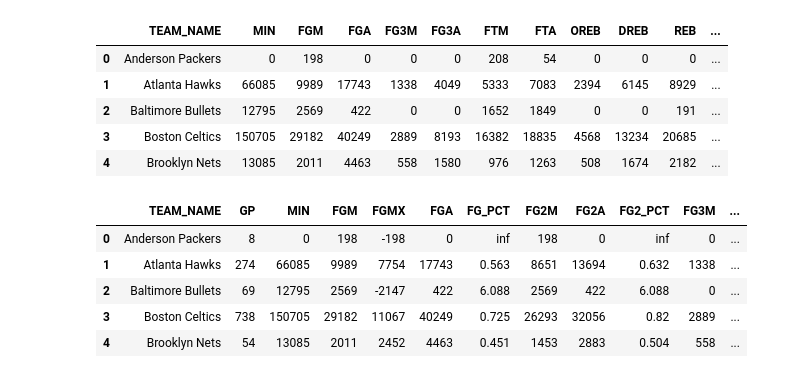
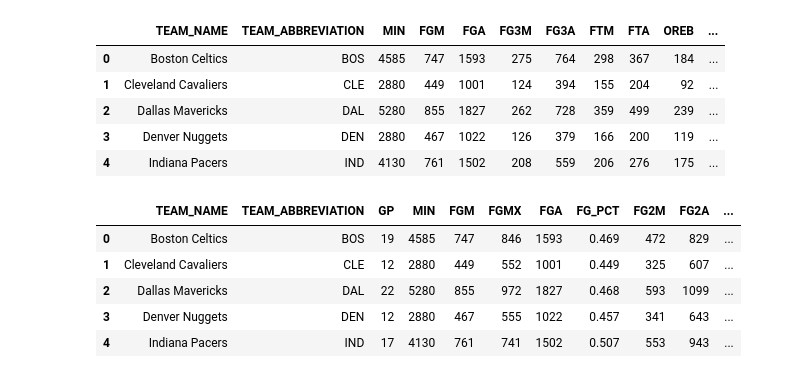
Before and after one commit to rhishabh723/analytics_scripts, a Jupyter notebook: NBA_Scripts/Team Stats and Box Scores/NBA Team Box Scores All.ipynb, the cells around one changed output. Saved outputs shown, nothing was run; the diff lists cells and outputs as text; code cells hidden in the pictures.

```diff
--- a/NBA_Scripts/Team Stats and Box Scores/NBA Team Box Scores All.ipynb
+++ b/NBA_Scripts/Team Stats and Box Scores/NBA Team Box Scores All.ipynb
@@ -525,11 +435,11 @@ project_id = "perceptive-ivy-290216"
 df_bq_playoffs = pandas_gbq.read_gbq(query, project_id=project_id, dialect='standard')
 # %%
 #USE FOR ALL TIME DATA
-df_bq2_playoffs=df_bq_playoffs.copy()
+# df_bq2_playoffs=df_bq_playoffs.copy()
 
 #USE FOR SINGLE SEASON PLOTS
-# current_year_playoffs='2023-24'
-# df_bq2=df_bq_reg_season[df_bq_reg_season["Season"]==current_year_playoffs].copy()
+current_year_playoffs='2023-24'
+df_bq2_playoffs=df_bq_playoffs[df_bq_playoffs["Season"]==current_year_playoffs].copy()
 
 df_bq2_playoffs=df_bq2_playoffs.fillna(0)
 df_bq2_playoffs.head()
@@ -573,21 +483,21 @@ df_bq2_playoffs['Total FTA'] = df_bq2_playoffs.sort_values("GAME_DATE").groupby(
 df_bq2_playoffs['Total MIN'] = df_bq2_playoffs.sort_values("GAME_DATE").groupby(['TEAM_NAME'])['MIN'].cumsum()
 # %%
 #Get Totals For Each Category
-df_totals_playoffs=pd.DataFrame(df_bq2_playoffs.groupby(by=['TEAM_NAME'])[['MIN', 'FGM',
+df_totals_playoffs=pd.DataFrame(df_bq2_playoffs.groupby(by=['TEAM_NAME','TEAM_ABBREVIATION'])[['MIN', 'FGM',
        'FGA', 'FG3M', 'FG3A', 'FTM', 'FTA','OREB', 'DREB', 'REB', 'AST',
        'STL', 'BLK', 'TOV', 'PF', 'PTS','PLUS_MINUS','FGMX','FG3MX','FG2M','FG2A']].sum()).reset_index()
 #Get Game Counts for Each Player
 df_count_playoffs=pd.DataFrame(df_bq2_playoffs.groupby(by=['TEAM_NAME'])[["GAME_ID"]].count()).reset_index()
 df_count_playoffs.columns=["TEAM_NAME","GP"]
 df_totals_playoffs=df_totals_playoffs.merge(df_count_playoffs, left_on=["TEAM_NAME"],right_on=["TEAM_NAME"])
 df_totals_playoffs.head()
 # %% [output]
-|  | TEAM_NAME | MIN | FGM | FGA | FG3M | FG3A | FTM | FTA | OREB | DREB | REB | ... |
-| 0 | Anderson Packers | 0 | 198 | 0 | 0 | 0 | 208 | 54 | 0 | 0 | 0 | ... |
-| 1 | Atlanta Hawks | 66085 | 9989 | 17743 | 1338 | 4049 | 5333 | 7083 | 2394 | 6145 | 8929 | ... |
-| 2 | Baltimore Bullets | 12795 | 2569 | 422 | 0 | 0 | 1652 | 1849 | 0 | 0 | 191 | ... |
-| 3 | Boston Celtics | 150705 | 29182 | 40249 | 2889 | 8193 | 16382 | 18835 | 4568 | 13234 | 20685 | ... |
-| 4 | Brooklyn Nets | 13085 | 2011 | 4463 | 558 | 1580 | 976 | 1263 | 508 | 1674 | 2182 | ... |
+|  | TEAM_NAME | TEAM_ABBREVIATION | MIN | FGM | FGA | FG3M | FG3A | FTM | FTA | OREB | ... |
+| 0 | Boston Celtics | BOS | 4585 | 747 | 1593 | 275 | 764 | 298 | 367 | 184 | ... |
+| 1 | Cleveland Cavaliers | CLE | 2880 | 449 | 1001 | 124 | 394 | 155 | 204 | 92 | ... |
+| 2 | Dallas Mavericks | DAL | 5280 | 855 | 1827 | 262 | 728 | 359 | 499 | 239 | ... |
+| 3 | Denver Nuggets | DEN | 2880 | 467 | 1022 | 126 | 379 | 166 | 200 | 119 | ... |
+| 4 | Indiana Pacers | IND | 4130 | 761 | 1502 | 208 | 559 | 206 | 276 | 175 | ... |
 # %%
 #Add additional columns
 df_totals_playoffs['FG_PCT']=df_totals_playoffs['FGM']/df_totals_playoffs['FGA']
@@ -596,17 +506,17 @@ df_totals_playoffs['FG2_PCT']=df_totals_playoffs['FG2M']/df_totals_playoffs['FG2
 df_totals_playoffs=df_totals_playoffs.round({'FG_PCT': 3,'FG3_PCT': 3,'FG2_PCT': 3})
 # %%
 #Re-order the columns
-df_totals_playoffs=df_totals_playoffs[['TEAM_NAME', 'GP', 'MIN', 'FGM', 'FGMX', 'FGA','FG_PCT', 'FG2M', 'FG2A','FG2_PCT','FG3M',
+df_totals_playoffs=df_totals_playoffs[['TEAM_NAME','TEAM_ABBREVIATION', 'GP', 'MIN', 'FGM', 'FGMX', 'FGA','FG_PCT', 'FG2M', 'FG2A','FG2_PCT','FG3M',
           'FG3MX', 'FG3A', 'FG3_PCT', 'FTM', 'FTA','OREB', 'DREB', 'REB', 'AST', 'STL', 'BLK', 'TOV', 'PF', 'PTS', 'PLUS_MINUS']]
 # df_totals_playoffs["MIN"]=df_totals_playoffs["MIN"].apply(lambda x : "{:,}".format(x))
 df_totals_playoffs.head()
 # %% [output]
-|  | TEAM_NAME | GP | MIN | FGM | FGMX | FGA | FG_PCT | FG2M | FG2A | FG2_PCT | FG3M | ... |
-| 0 | Anderson Packers | 8 | 0 | 198 | -198 | 0 | inf | 198 | 0 | inf | 0 | ... |
-| 1 | Atlanta Hawks | 274 | 66085 | 9989 | 7754 | 17743 | 0.563 | 8651 | 13694 | 0.632 | 1338 | ... |
-| 2 | Baltimore Bullets | 69 | 12795 | 2569 | -2147 | 422 | 6.088 | 2569 | 422 | 6.088 | 0 | ... |
-| 3 | Boston Celtics | 738 | 150705 | 29182 | 11067 | 40249 | 0.725 | 26293 | 32056 | 0.82 | 2889 | ... |
-| 4 | Brooklyn Nets | 54 | 13085 | 2011 | 2452 | 4463 | 0.451 | 1453 | 2883 | 0.504 | 558 | ... |
+|  | TEAM_NAME | TEAM_ABBREVIATION | GP | MIN | FGM | FGMX | FGA | FG_PCT | FG2M | FG2A | ... |
+| 0 | Boston Celtics | BOS | 19 | 4585 | 747 | 846 | 1593 | 0.469 | 472 | 829 | ... |
+| 1 | Cleveland Cavaliers | CLE | 12 | 2880 | 449 | 552 | 1001 | 0.449 | 325 | 607 | ... |
+| 2 | Dallas Mavericks | DAL | 22 | 5280 | 855 | 972 | 1827 | 0.468 | 593 | 1099 | ... |
+| 3 | Denver Nuggets | DEN | 12 | 2880 | 467 | 555 | 1022 | 0.457 | 341 | 643 | ... |
+| 4 | Indiana Pacers | IND | 17 | 4130 | 761 | 741 | 1502 | 0.507 | 553 | 943 | ... |
 # %%
 sort_category_playoffs="PTS"
 # %%
```
Also changed, not shown: parts of 20 cells of this notebook, 38 other files.
